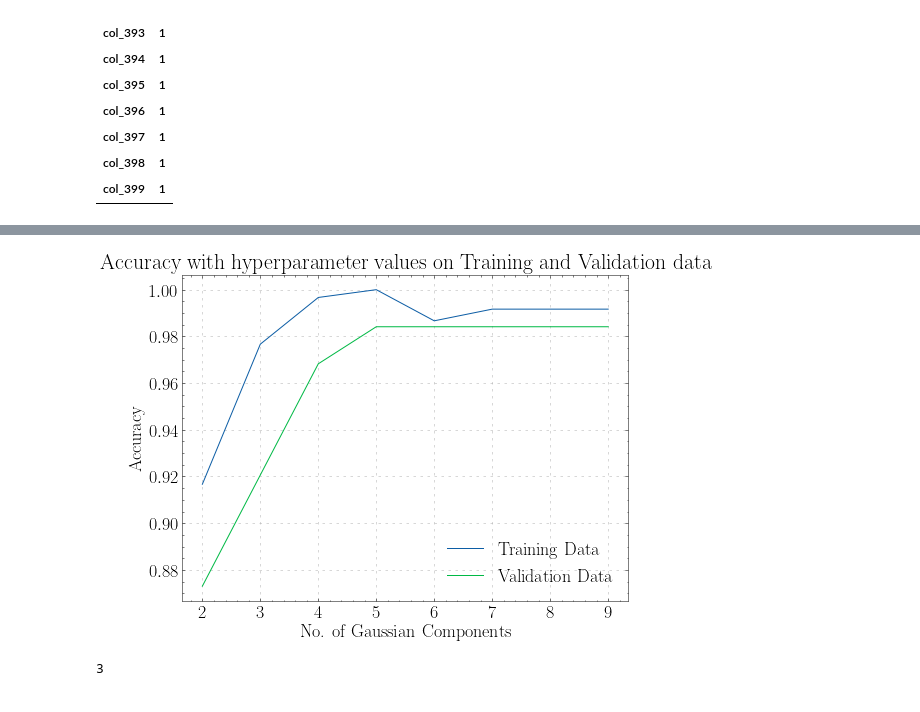
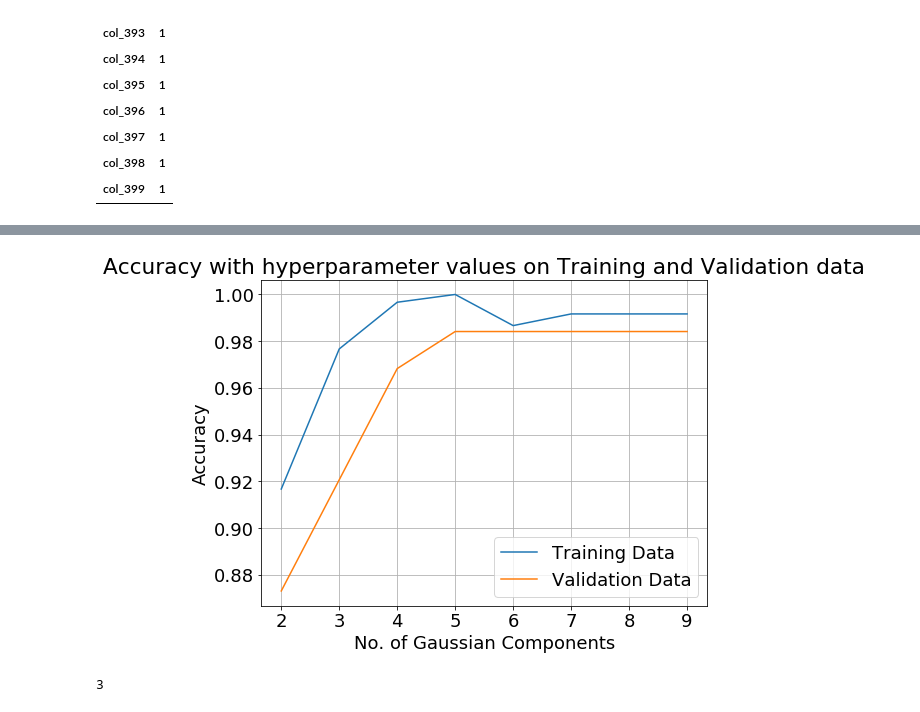
Before and after one commit to sowmyamanojna/CS5691-PRML-Assignments, a Jupyter notebook: assignment2/codes/Assignment2.ipynb, the cells around one changed output, grey strips where cells are left out. Drawn from its saved outputs; the diff is of its cells as text; code cells hidden in the pictures.

```diff
--- a/assignment2/codes/Assignment2.ipynb
+++ b/assignment2/codes/Assignment2.ipynb
@@ -117,3 +91,9 @@ plt.plot(L)
+# %%
+plt.rcParams["font.size"] = 18
+plt.rcParams["axes.grid"] = True
+plt.rcParams["figure.figsize"] = 8,6
+plt.rcParams['font.serif'] = "Cambria"
+plt.rcParams['font.family'] = "serif"
 # %%
 import time
 # %%
@@ -347,0 +235,2 @@ df.to_csv("acc1b_train.csv")
+# %%
+acc_train = pd.read_csv("acc1b_train.csv",index_col = 0)
@@ -787,14 +676,16 @@ df
+# %%
+acc_cv = pd.read_csv("acc1b_cv.csv",index_col=0)
 # %%
-plt.plot(q,acc_train,label = "Training Data")
-plt.plot(q,acc_cv,label = "Validation Data")
+plt.plot(q,acc_train.iloc[:,1],label = "Training Data")
+plt.plot(q,acc_cv.iloc[:,1],label = "Validation Data")
 plt.xlabel("No. of Gaussian Components")
 plt.ylabel("Accuracy")
 plt.title("Accuracy with hyperparameter values on Training and Validation data")
 plt.legend()
 plt.savefig("acc_1b.png")
 plt.show()
 # %% [output]
-[figure, old version]
+[figure, new version]
 # %%
 acc_cv.index(max(acc_cv))
 # %% [output]
```
Also changed, not shown: parts of 35 cells of this notebook, 12 other files.
